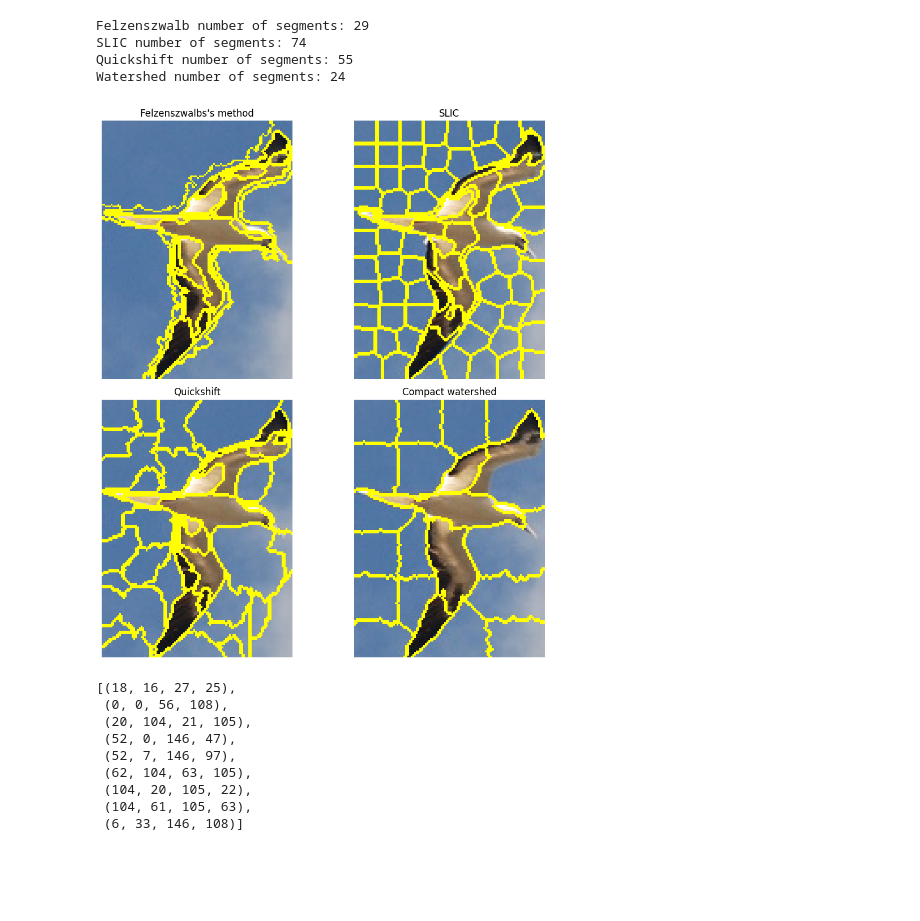
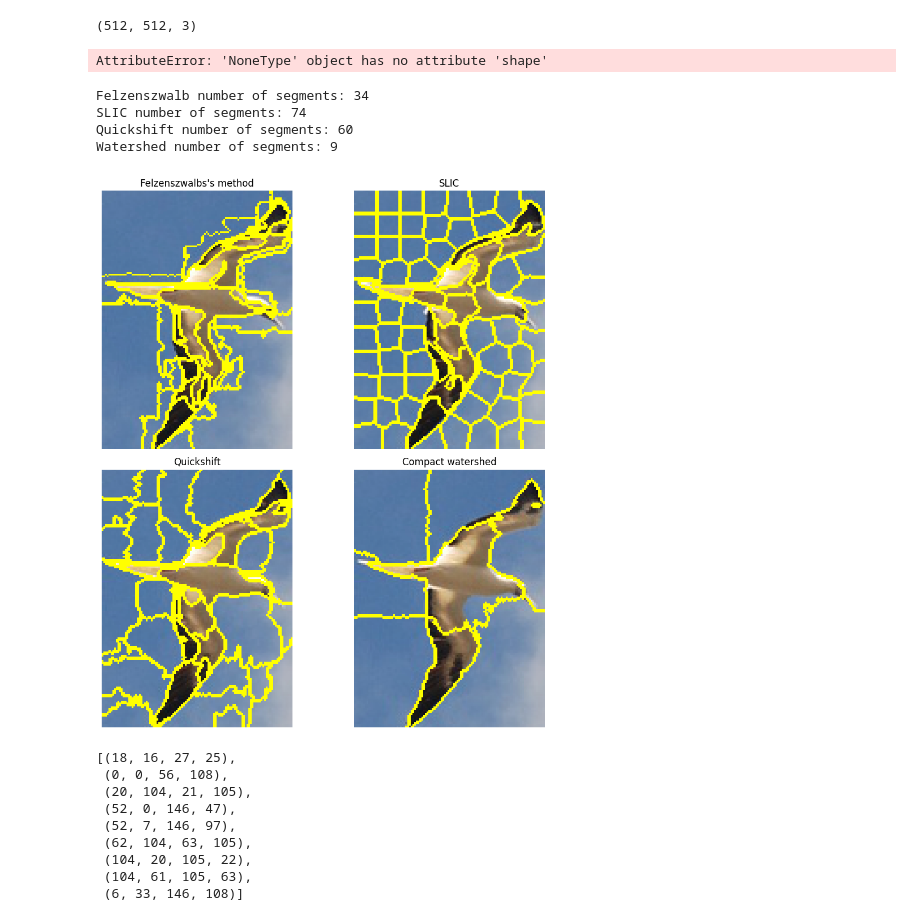
Before and after one commit to hoarjour/ada_zero_shot, a Jupyter notebook: temp.ipynb, the cells around one changed output. Saved outputs shown, nothing was run; the diff lists cells and outputs as text; code cells hidden in the pictures; blank space fills up the shorter version.

```diff
--- a/temp.ipynb
+++ b/temp.ipynb
@@ -14,0 +19,4 @@ from skimage.measure import regionprops
+# %%
+img.shape
+# %% [output]
+(512, 512, 3)
@@ -15,3 +25,7 @@ from skimage.measure import regionprops
+# %%
+new_img.shape
+# %% [output]
+AttributeError: 'NoneType' object has no attribute 'shape'
 # %%
 def compare(img_path):
     img = Image.open(img_path)
@@ -45,47 +59,48 @@ def compare(img_path):
     plt.tight_layout()
     plt.show()
 # %%
-image_dir = r'E:\PycharmProjects\ada_zero_shot_clf\data\CUB\CUB_200_2011\cropped_image\002.Laysan_Albatross\*.jpg'
+image_dir = r'data\CUB\CUB_200_2011\cropped_image\002.Laysan_Albatross\*.jpg'
 # image_dir = r'E:\PycharmProjects\ada_zero_shot_clf\data\CUB\CUB_200_2011\images\002.Laysan_Albatross\*.jpg'
 images = glob.glob(image_dir)
 # %%
 image = Image.open(images[0])
-img = img_as_float(np.array(image))
+# img = img_as_float(np.array(image))
+img = np.array(image)
 # img = img_as_float(astronaut()[::2, ::2])
 
 segments_fz = felzenszwalb(img, scale=100, sigma=0.5, min_size=50)
 segments_slic = slic(img, n_segments=90, compactness=10, sigma=1, start_label=1)
 segments_quick = quickshift(img, kernel_size=3, max_dist=6, ratio=0.5)
 gradient = sobel(rgb2gray(img))
 segments_watershed = watershed(gradient, markers=9, compactness=0.001)
 
 print(f'Felzenszwalb number of segments: {len(np.unique(segments_fz))}')
 print(f'SLIC number of segments: {len(np.unique(segments_slic))}')
 print(f'Quickshift number of segments: {len(np.unique(segments_quick))}')
 print(f'Watershed number of segments: {len(np.unique(segments_watershed))}')
 
 fig, ax = plt.subplots(2, 2, figsize=(10, 10), sharex=True, sharey=True)
 
 ax[0, 0].imshow(mark_boundaries(img, segments_fz))
 ax[0, 0].set_title("Felzenszwalbs's method")
 ax[0, 1].imshow(mark_boundaries(img, segments_slic))
 ax[0, 1].set_title('SLIC')
 ax[1, 0].imshow(mark_boundaries(img, segments_quick))
 ax[1, 0].set_title('Quickshift')
 ax[1, 1].imshow(mark_boundaries(img, segments_watershed))
 ax[1, 1].set_title('Compact watershed')
 
 for a in ax.ravel():
     a.set_axis_off()
 
 plt.tight_layout()
 plt.show()
 # %% [output]
-Felzenszwalb number of segments: 29
+Felzenszwalb number of segments: 34
 SLIC number of segments: 74
-Quickshift number of segments: 55
-Watershed number of segments: 24
+Quickshift number of segments: 60
+Watershed number of segments: 9
-[figure, old version]
+[figure, new version]
 # %%
 props = regionprops(segments_watershed)
 # %%
```
Also changed, not shown: parts of 32 cells of this notebook, 14 other files.
